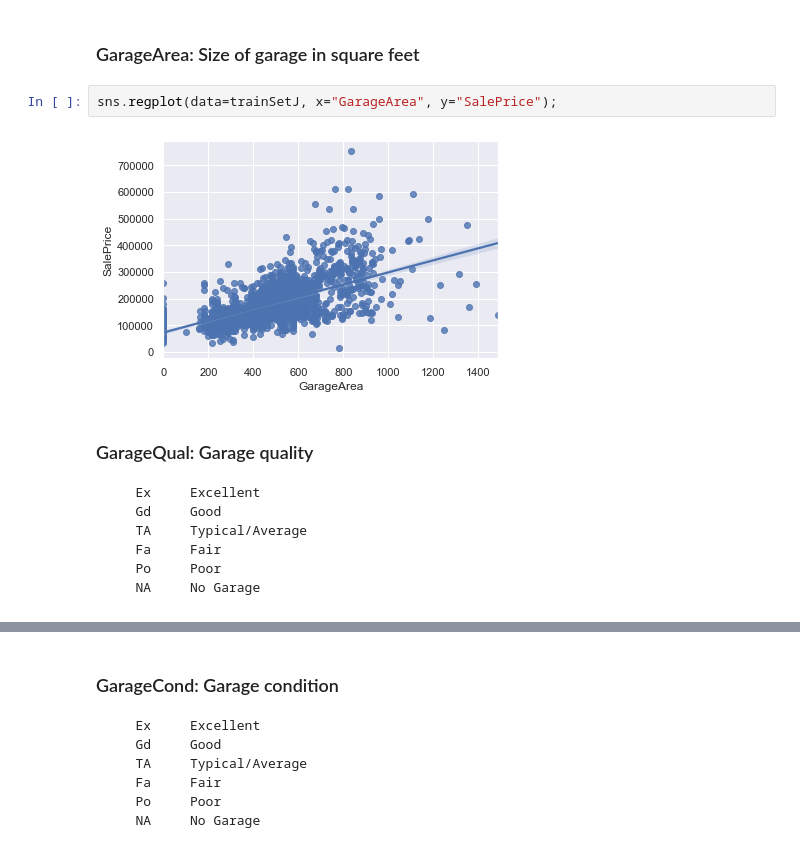
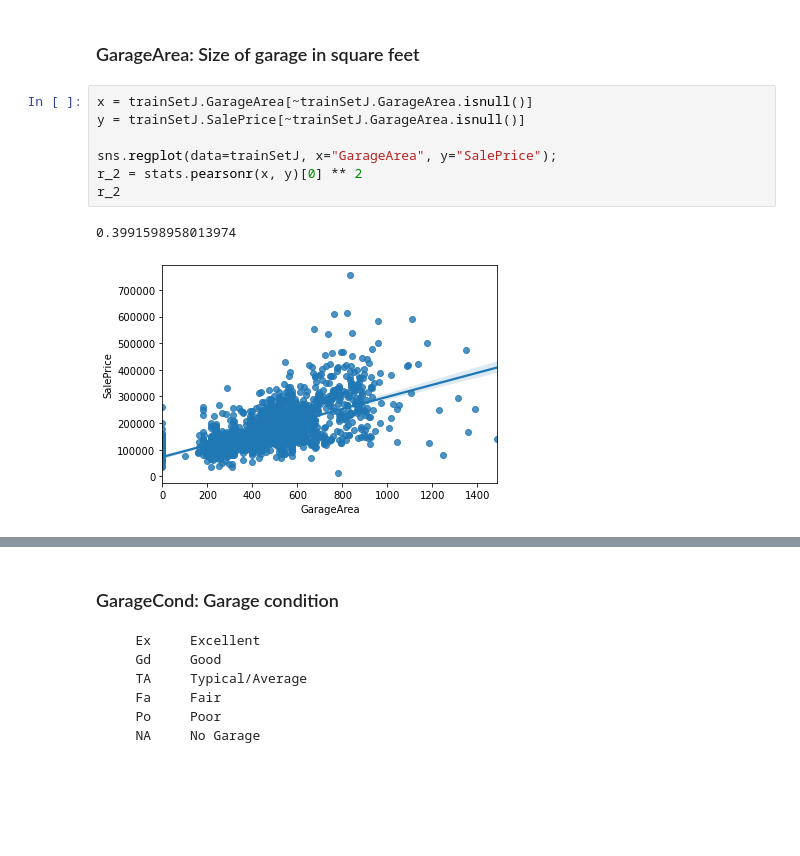
Before and after one commit to nikita-agrawal/Ames-Housing-Analysis, a Jupyter notebook: Julie/initialEDA.ipynb, the cells around one changed output, grey strips where cells are left out. Cells and saved outputs as stored; diff of their text form; blank space fills up the shorter version.

```diff
--- a/Julie/initialEDA.ipynb
+++ b/Julie/initialEDA.ipynb
@@ -374,18 +455,15 @@ sns.boxplot(data=trainSetJ, x="GarageCars", y="SalePrice")
 # %% [markdown]
 ### GarageArea: Size of garage in square feet
 # %%
+x = trainSetJ.GarageArea[~trainSetJ.GarageArea.isnull()]
+y = trainSetJ.SalePrice[~trainSetJ.GarageArea.isnull()]
+
 sns.regplot(data=trainSetJ, x="GarageArea", y="SalePrice");
+r_2 = stats.pearsonr(x, y)[0] ** 2
+r_2
 # %% [output]
+0.3991598958013974
-[figure, old version]
+[figure, new version]
-# %% [markdown]
-### GarageQual: Garage quality
-
-       Ex     Excellent
-       Gd     Good
-       TA     Typical/Average
-       Fa     Fair
-       Po     Poor
-       NA     No Garage
 # %%
 sns.boxplot(data=trainSetJ, x="GarageQual", y="SalePrice")
 # %% [output]
```
Also changed, not shown: parts of 37 cells of this notebook, 1 other file.
